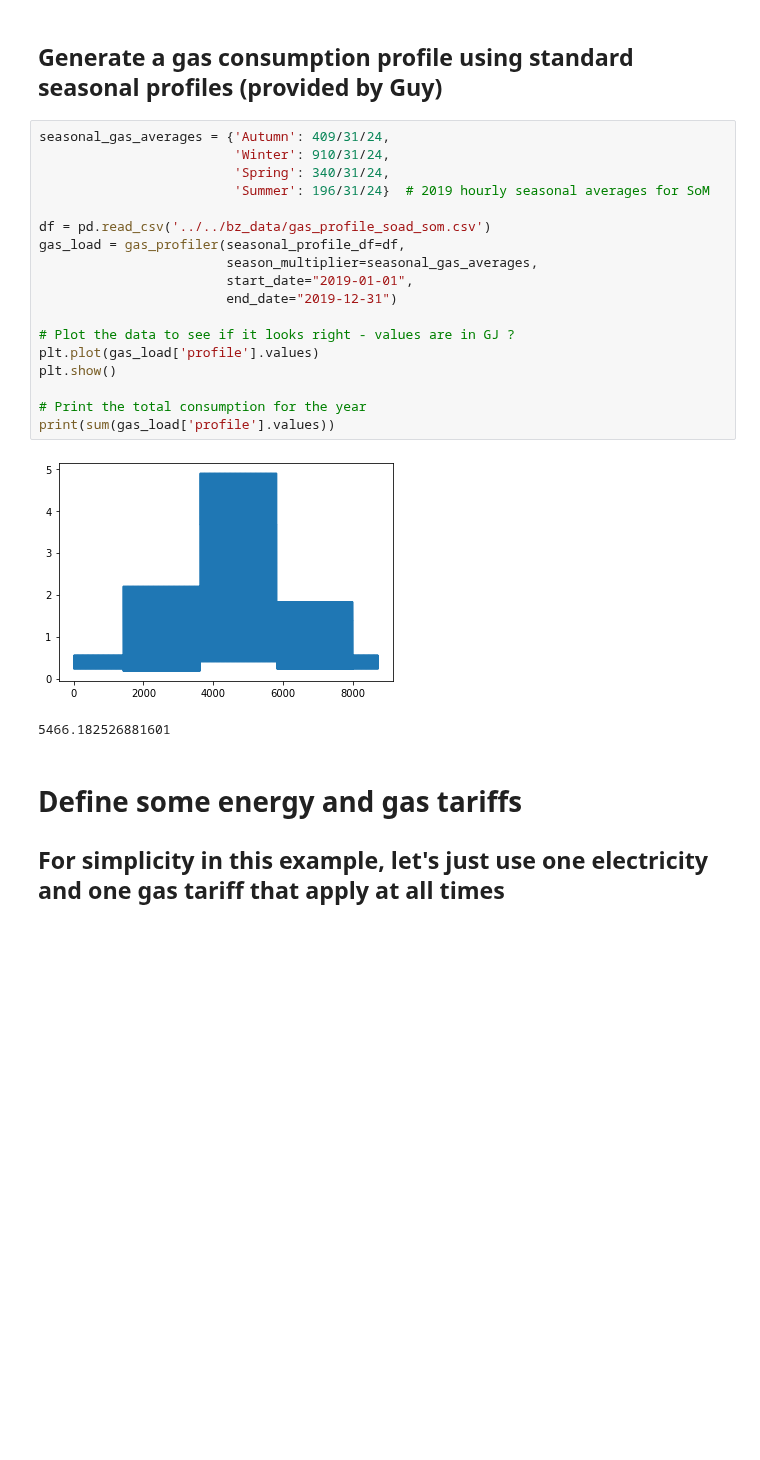
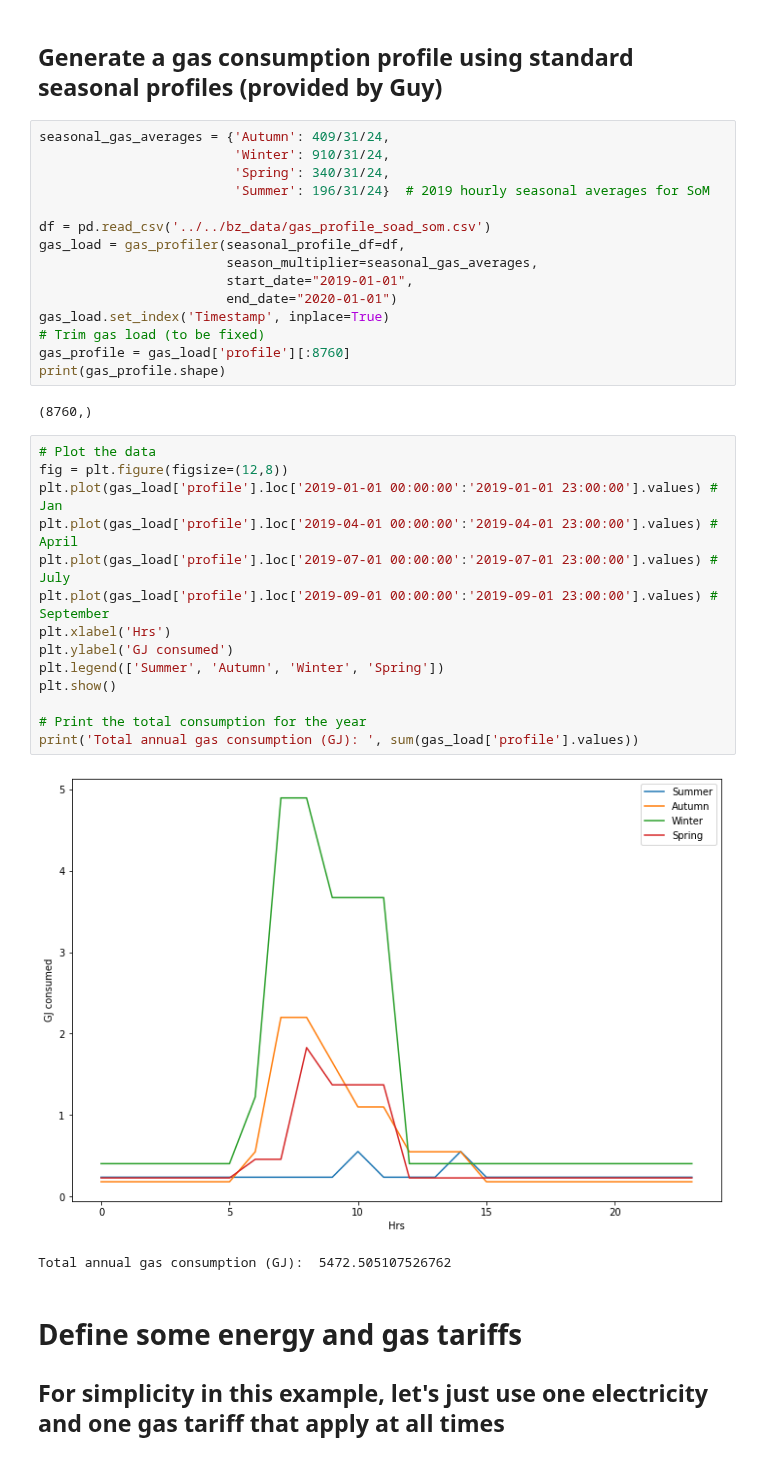
Before and after one commit to bsgip/echo, a Jupyter notebook: scripts/jupyter_examples/f&s_demo.ipynb, the cells around one changed output. Saved outputs shown, nothing was run; the diff lists cells and outputs as text; blank space fills up the shorter version.

```diff
--- a/scripts/jupyter_examples/f&s_demo.ipynb
+++ b/scripts/jupyter_examples/f&s_demo.ipynb
@@ -40,17 +58,30 @@ df = pd.read_csv('../../bz_data/gas_profile_soad_som.csv')
 gas_load = gas_profiler(seasonal_profile_df=df,
                         season_multiplier=seasonal_gas_averages,
                         start_date="2019-01-01",
-                        end_date="2019-12-31")
-
-# Plot the data to see if it looks right - values are in GJ ?
-plt.plot(gas_load['profile'].values)
-plt.show()
-
-# Print the total consumption for the year
-print(sum(gas_load['profile'].values))
+                        end_date="2020-01-01")
+gas_load.set_index('Timestamp', inplace=True)
+# Trim gas load (to be fixed)
+gas_profile = gas_load['profile'][:8760]
+print(gas_profile.shape)
 # %% [output]
-[figure, removed]
-5466.182526881601
+(8760,)
+# %%
+# Plot the data
+fig = plt.figure(figsize=(12,8))
+plt.plot(gas_load['profile'].loc['2019-01-01 00:00:00':'2019-01-01 23:00:00'].values) # Jan
+plt.plot(gas_load['profile'].loc['2019-04-01 00:00:00':'2019-04-01 23:00:00'].values) # April
+plt.plot(gas_load['profile'].loc['2019-07-01 00:00:00':'2019-07-01 23:00:00'].values) # July
+plt.plot(gas_load['profile'].loc['2019-09-01 00:00:00':'2019-09-01 23:00:00'].values) # September
+plt.xlabel('Hrs')
+plt.ylabel('GJ consumed')
+plt.legend(['Summer', 'Autumn', 'Winter', 'Spring'])
+plt.show()
+
+# Print the total consumption for the year
+print('Total annual gas consumption (GJ): ', sum(gas_load['profile'].values))
+# %% [output]
+[figure, added]
+Total annual gas consumption (GJ):  5472.505107526762
 # %% [markdown]
 # Define some energy and gas tariffs
 ## For simplicity in this example, let's just use one electricity and one gas tariff that apply at all times
```
Also changed, not shown: parts of 18 cells of this notebook, 8 other files.
